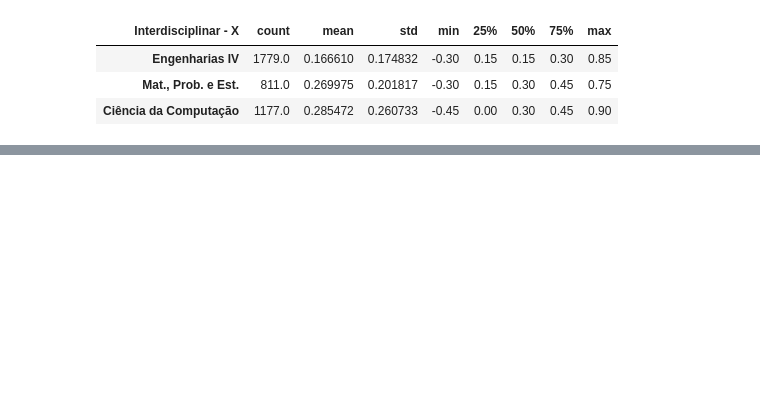
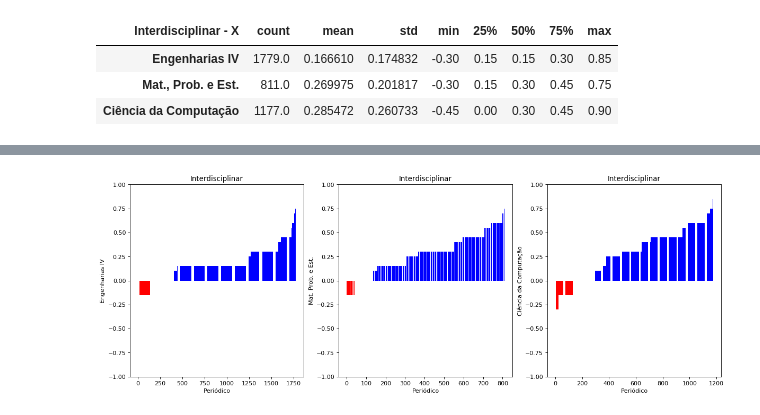
Before and after one commit to aydanomachado/qualis, a Jupyter notebook: Qualis_IC_study.ipynb, the cells around one changed output, grey strips where cells are left out. Cells and saved outputs as stored; diff of their text form; code cells hidden in the pictures; blank space fills up the shorter version.

```diff
--- a/Qualis_IC_study.ipynb
+++ b/Qualis_IC_study.ipynb
@@ -107,0 +59,4 @@ plt.show()
+# %%
+q.plotInterBars()
+# %% [output]
+[figure, added]
```
Also changed, not shown: parts of 13 cells of this notebook, 1 other file.
